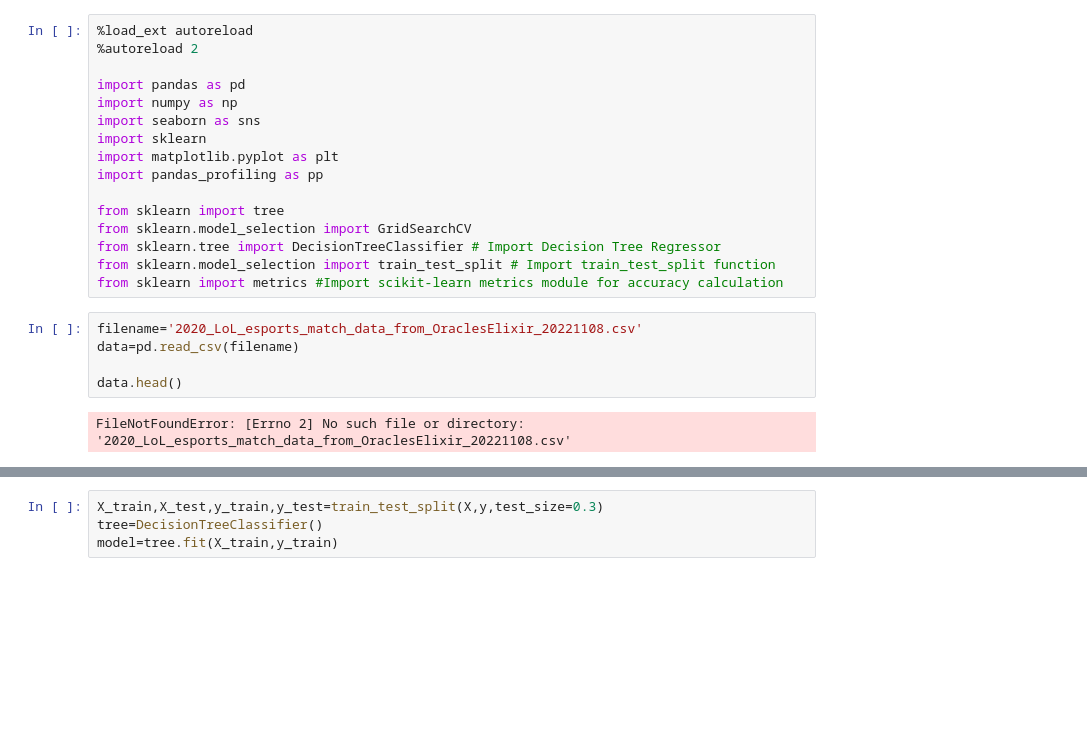
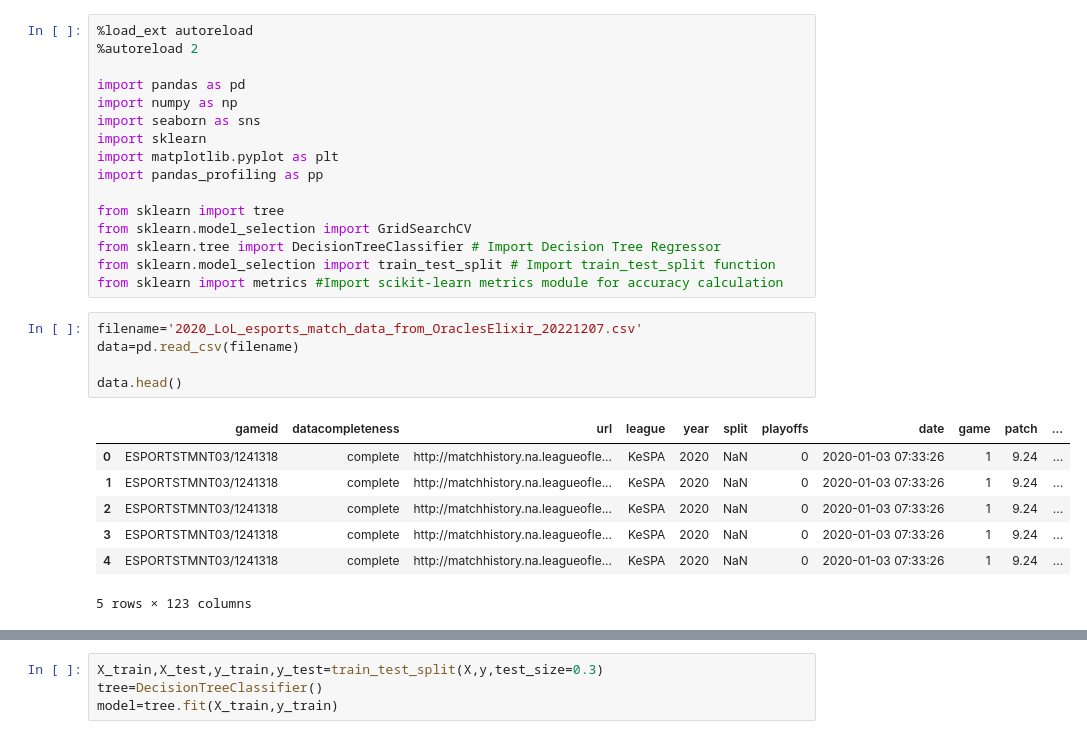
Before and after one commit to Momorhmn/Project2, a Jupyter notebook: lol2020.ipynb, the cells around one changed output, grey strips where cells are left out. Saved outputs shown, nothing was run; the diff lists cells and outputs as text; blank space fills up the shorter version.

```diff
--- a/lol2020.ipynb
+++ b/lol2020.ipynb
@@ -15,12 +15,18 @@ from sklearn.tree import DecisionTreeClassifier # Import Decision Tree Regressor
 from sklearn.model_selection import train_test_split # Import train_test_split function
 from sklearn import metrics #Import scikit-learn metrics module for accuracy calculation
 # %%
-filename='2020_LoL_esports_match_data_from_OraclesElixir_20221108.csv'
+filename='2020_LoL_esports_match_data_from_OraclesElixir_20221207.csv'
 data=pd.read_csv(filename)
 
 data.head()
 # %% [output]
+|  | gameid | datacompleteness | url | league | year | split | playoffs | date | game | patch | ... |
+| 0 | ESPORTSTMNT03/1241318 | complete | http://matchhistory.na.leagueofle... | KeSPA | 2020 | NaN | 0 | 2020-01-03 07:33:26 | 1 | 9.24 | ... |
+| 1 | ESPORTSTMNT03/1241318 | complete | http://matchhistory.na.leagueofle... | KeSPA | 2020 | NaN | 0 | 2020-01-03 07:33:26 | 1 | 9.24 | ... |
+| 2 | ESPORTSTMNT03/1241318 | complete | http://matchhistory.na.leagueofle... | KeSPA | 2020 | NaN | 0 | 2020-01-03 07:33:26 | 1 | 9.24 | ... |
+| 3 | ESPORTSTMNT03/1241318 | complete | http://matchhistory.na.leagueofle... | KeSPA | 2020 | NaN | 0 | 2020-01-03 07:33:26 | 1 | 9.24 | ... |
+| 4 | ESPORTSTMNT03/1241318 | complete | http://matchhistory.na.leagueofle... | KeSPA | 2020 | NaN | 0 | 2020-01-03 07:33:26 | 1 | 9.24 | ... |
-FileNotFoundError: [Errno 2] No such file or directory: '2020_LoL_esports_match_data_from_OraclesElixir_20221108.csv'
+5 rows × 123 columns
 # %%
 df=data[['goldat15','xpat15','csat15','killsat15','barons']].copy()
 
```
Also changed, not shown: parts of 11 cells of this notebook.
